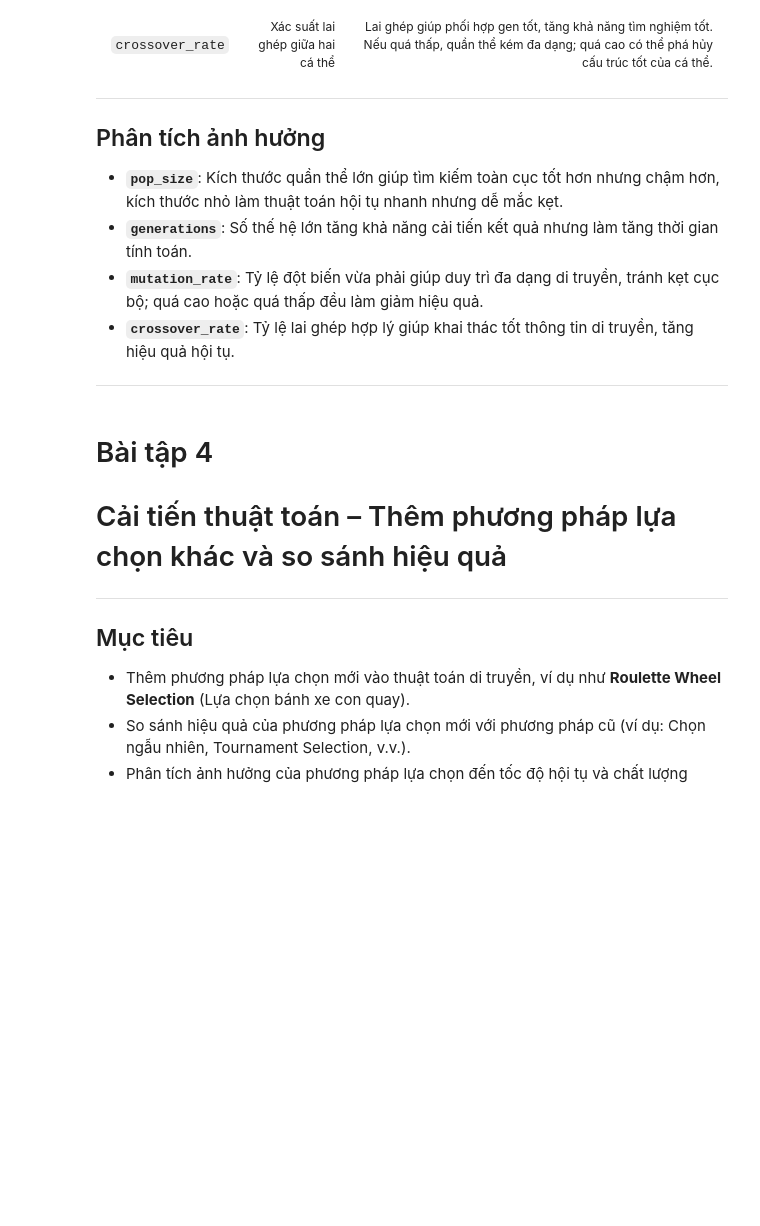
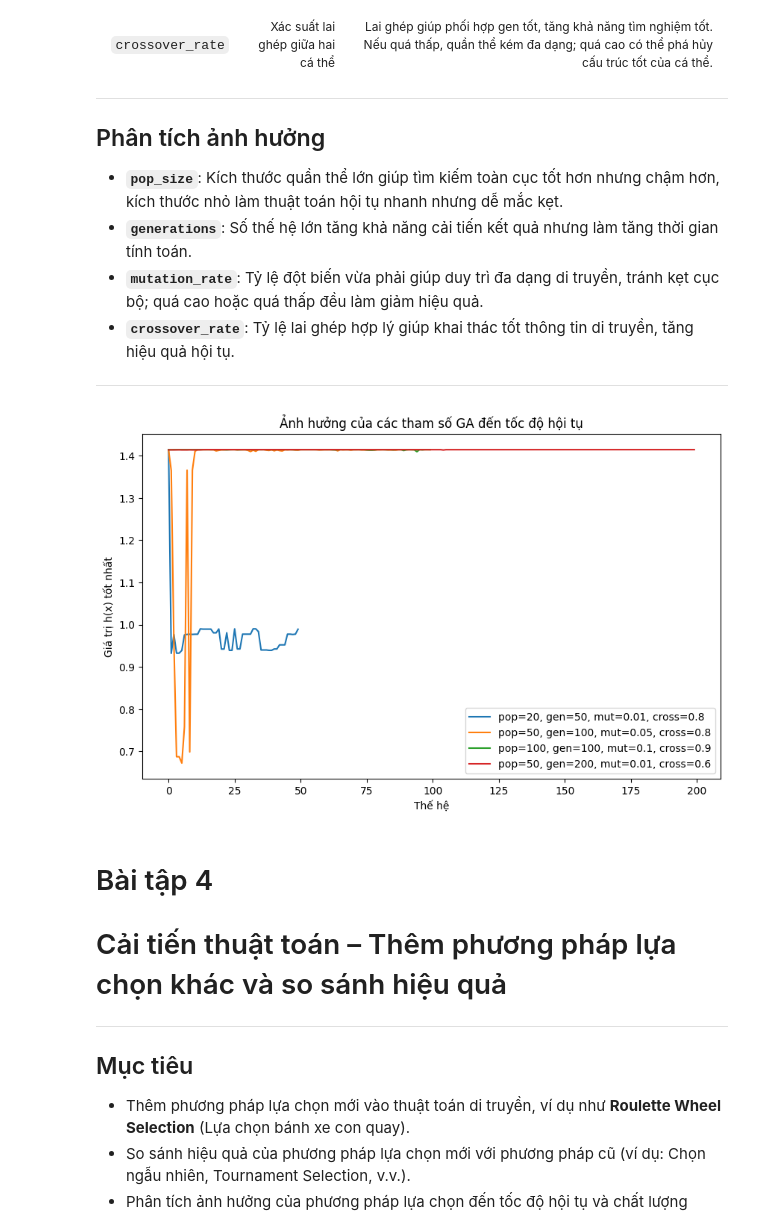
Before and after one commit to Bkhangnguyen/Thuc-Hanh-Tri-Tue-Nhan-Tao, a Jupyter notebook: LAB4/lab4.ipynb, the cells around one changed output. Cells and saved outputs as stored; diff of their text form; code cells hidden in the pictures; blank space fills up the shorter version.

```diff
--- a/LAB4/lab4.ipynb
+++ b/LAB4/lab4.ipynb
@@ -486,3 +605,95 @@ và phân tích ảnh hưởng của từng tham số đến tốc độ hội t
+# %%
+# code vào đây
+import numpy as np
+import random
+import matplotlib.pyplot as plt
+
+def encode(x):
+    max_int = 2**16 - 1
+    int_val = int(round((x - 0) / (2 * np.pi) * max_int))
+    return format(int_val, '016b')
+
+def decode(chrom):
+    max_int = 2**16 - 1
+    int_val = int(chrom, 2)
+    x = int_val / max_int * (2 * np.pi)
+    return x
+
+def fitness(chrom):
+    x = decode(chrom)
+    return np.sin(x) + np.cos(x)
+
+def init_population(pop_size=50):
+    return [''.join(random.choice('01') for _ in range(16)) for _ in range(pop_size)]
+
+def roulette_wheel_selection(population, fitnesses):
+    total_fit = sum(fitnesses)
+    pick = random.uniform(0, total_fit)
+    current = 0
+    for chrom, fit in zip(population, fitnesses):
+        current += fit
+        if current > pick:
+            return chrom
+    return population[-1]
+
+def crossover(parent1, parent2, crossover_rate=0.8):
+    if random.random() < crossover_rate:
+        point = random.randint(1, 15)
+        return parent1[:point] + parent2[point:]
+    return parent1
+
+def mutate(chrom, mutation_rate=0.05):
+    chrom = list(chrom)
+    for i in range(16):
+        if random.random() < mutation_rate:
+            chrom[i] = '1' if chrom[i] == '0' else '0'
+    return ''.join(chrom)
+
+def genetic_algorithm(
+    pop_size=50, generations=100, crossover_rate=0.8, mutation_rate=0.05
+):
+    population = init_population(pop_size)
+    best_history = []
+    for gen in range(generations):
+        fitnesses = [fitness(chrom) for chrom in population]
+        best_idx = np.argmax(fitnesses)
+        best_history.append(fitnesses[best_idx])
+        new_population = []
+        for _ in range(pop_size):
+            parent1 = roulette_wheel_selection(population, fitnesses)
+            parent2 = roulette_wheel_selection(population, fitnesses)
+            child = crossover(parent1, parent2, crossover_rate)
+            child = mutate(child, mutation_rate)
+            new_population.append(child)
+        population = new_population
+    fitnesses = [fitness(chrom) for chrom in population]
+    best_idx = np.argmax(fitnesses)
+    best_x = decode(population[best_idx])
+    best_h = fitness(population[best_idx])
+    return best_history, best_x, best_h
+
+configs = [
+    {"pop_size": 20, "generations": 50, "mutation_rate": 0.01, "crossover_rate": 0.8},
+    {"pop_size": 50, "generations": 100, "mutation_rate": 0.05, "crossover_rate": 0.8},
+    {"pop_size": 100, "generations": 100, "mutation_rate": 0.1, "crossover_rate": 0.9},
+    {"pop_size": 50, "generations": 200, "mutation_rate": 0.01, "crossover_rate": 0.6},
+]
+plt.figure(figsize=(10, 6))
+for cfg in configs:
+    best_history, best_x, best_h = genetic_algorithm(
+        pop_size=cfg["pop_size"],
+        generations=cfg["generations"],
+        crossover_rate=cfg["crossover_rate"],
+        mutation_rate=cfg["mutation_rate"],
+    )
+    plt.plot(best_history, label=f"pop={cfg['pop_size']}, gen={cfg['generations']}, mut={cfg['mutation_rate']}, cross={cfg['crossover_rate']}")
+plt.xlabel('Thế hệ')
+plt.ylabel('Giá trị h(x) tốt nhất')
+plt.title('Ảnh hưởng của các tham số GA đến tốc độ hội tụ')
+plt.legend()
+plt.show()
+# %% [output]
+[figure, added]
 # %% [markdown]
 # Bài tập 4
 # Cải tiến thuật toán – Thêm phương pháp lựa chọn khác và so sánh hiệu quả
```
Also changed, not shown: parts of 9 cells of this notebook, 2 other files.
